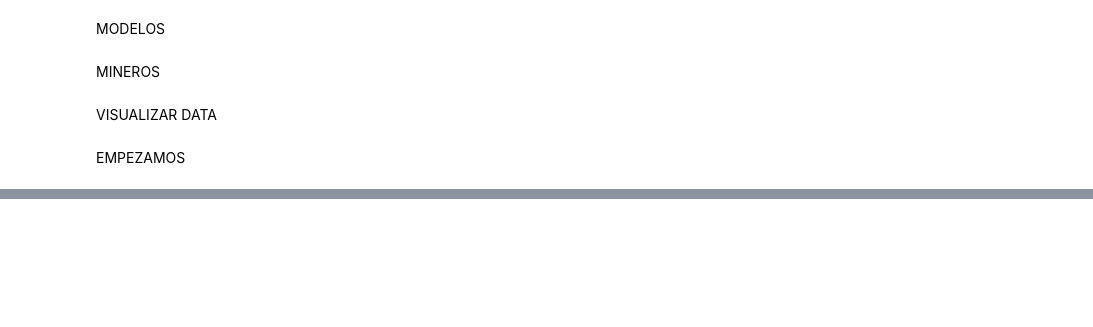
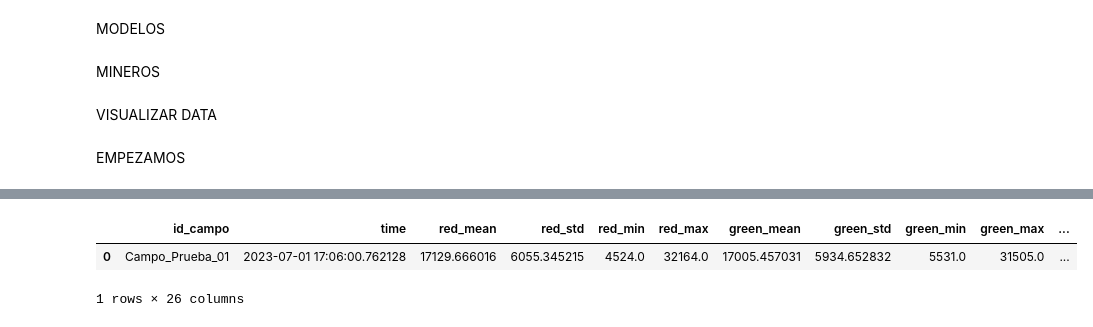
Before and after one commit to NIU1708803/Projecte_VC, a Jupyter notebook: VC_Projecte.ipynb, the cells around one changed output, grey strips where cells are left out. Cells and saved outputs as stored; diff of their text form; code cells hidden in the pictures; blank space fills up the shorter version.

```diff
--- a/VC_Projecte.ipynb
+++ b/VC_Projecte.ipynb
@@ -108,0 +206,21 @@ Data variables: (12/19)
+# %%
+import pandas as pd
+
+# Imagina que le añadiste una etiqueta a tus datos para saber qué campo es
+df_valores['id_campo'] = 'Campo_Prueba_01'
+
+# Definimos qué bandas queremos resumir
+bandas = ['red', 'green', 'blue', 'nir08', 'swir16', 'swir22']
+
+# Agrupamos por campo (y fecha, si tuvieras varias) y calculamos múltiples métricas a la vez
+df_resumen = df_valores.groupby(['id_campo', 'time'])[bandas].agg(['mean', 'std', 'min', 'max'])
+
+# Aplanamos el nombre de las columnas (para que no queden con niveles dobles)
+df_resumen.columns = ['_'.join(col).strip() for col in df_resumen.columns.values]
+df_resumen = df_resumen.reset_index()
+
+display(df_resumen)
+# %% [output]
+|  | id_campo | time | red_mean | red_std | red_min | red_max | green_mean | green_std | green_min | green_max | ... |
+| 0 | Campo_Prueba_01 | 2023-07-01 17:06:00.762128 | 17129.666016 | 6055.345215 | 4524.0 | 32164.0 | 17005.457031 | 5934.652832 | 5531.0 | 31505.0 | ... |
+1 rows × 26 columns
```
Also changed, not shown: parts of 3 cells of this notebook.
